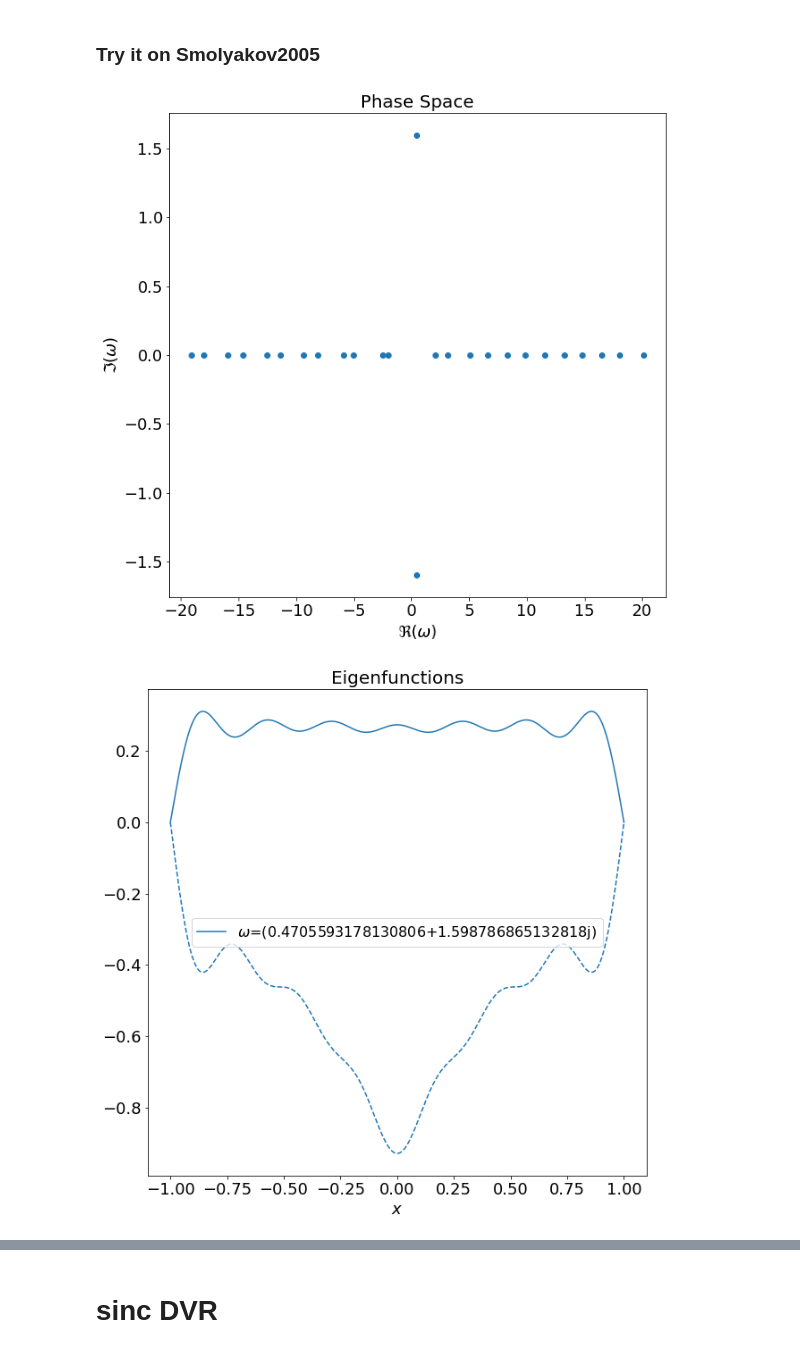
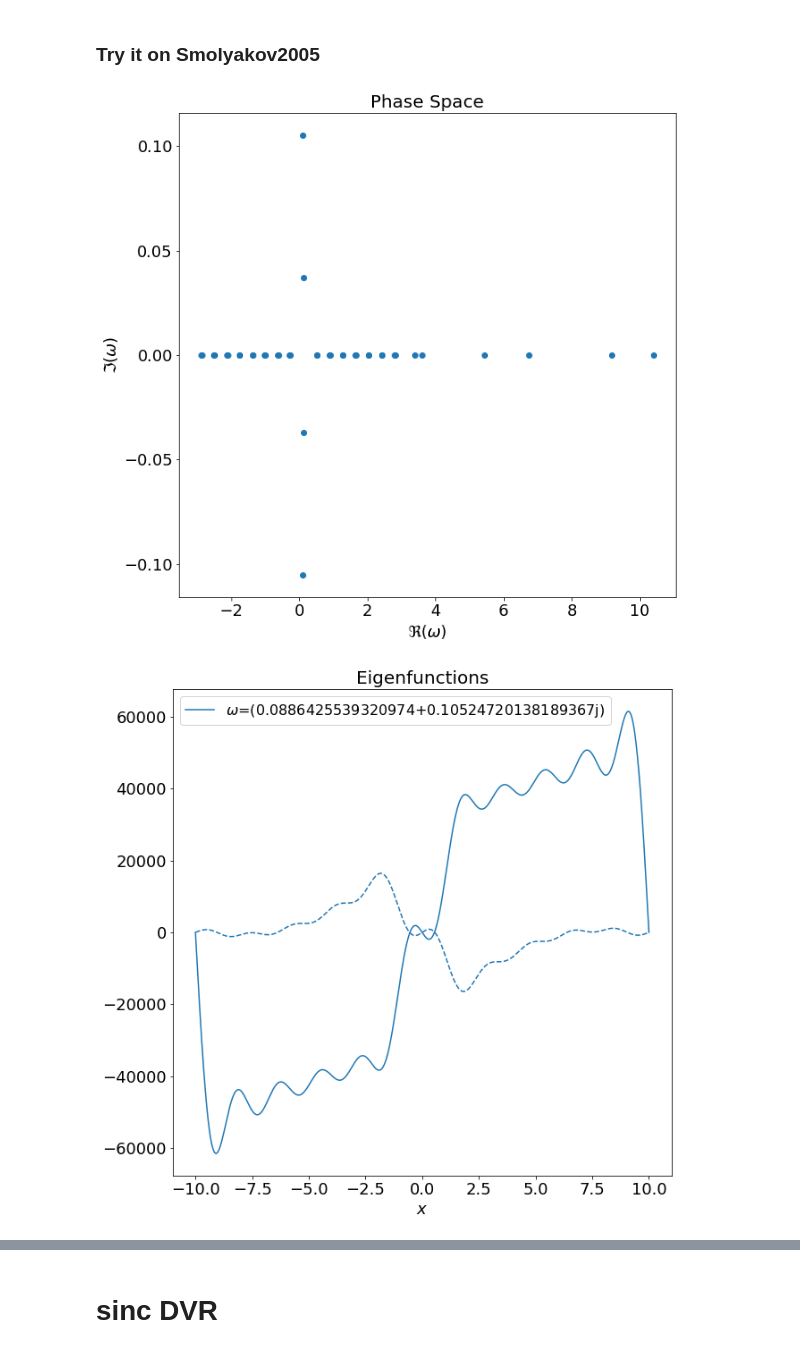
Before and after one commit to HuntFeng/magnetic-nozzle-spectral-instability, a Jupyter notebook: dvr-method.ipynb, the cells around one changed output, grey strips where cells are left out. Saved outputs shown, nothing was run; the diff lists cells and outputs as text; code cells hidden in the pictures.

```diff
--- a/dvr-method.ipynb
+++ b/dvr-method.ipynb
@@ -29,10 +35,12 @@ def quad(func:callable, xq: np.array, wq: np.array):
 
 
 N = 13
-xq = np.arange(1,N+1)*np.pi/(N+1)  # quadrature points
+L = 20
+x0 = -10
+
+xq = np.arange(1,N+1)*L/(N+1) + x0  # quadrature points
 wq = np.pi/(N+1)*np.ones_like(xq) # quadrature weights
-xq = xq*2/np.pi - 1
-psi = lambda x,n: np.sqrt(2/np.pi)*np.sin(n*np.pi/2*(x+1))
+psi = lambda x,n: np.sqrt(2/L)*np.sin(n*np.pi/L*(x-x0))
 
 def u(x,j):
     s = 0
@@ -41,7 +49,7 @@ def u(x,j):
     return wq[j]*s
 
 plt.figure()
-x = np.linspace(-1,1,1000)
+x = np.linspace(x0,x0+L,1000)
 for j in range(N):
     plt.plot(x, u(x,j))
     plt.vlines(xq[j], -0.5,1.1,linestyles='--')
@@ -65,66 +73,72 @@ Text(0.5, 1.0, '$ \\int_0^\\pi u_i(x)u_j(x) $')
 # %% [markdown]
 ### Try it on Smolyakov2005
 # %%
-N = 13
-L = 10
-xq = np.arange(1,N+1)*np.pi/(N+1)  # quadrature points
+N = 20
+L = 20
+x0 = -10
+
+xq = np.arange(1,N+1)*L/(N+1) + x0  # quadrature points
 wq = np.pi/(N+1)*np.ones_like(xq) # quadrature weights
-xq = xq*2/np.pi - 1
-psi = lambda x,n: np.sqrt(2/np.pi)*np.sin(n*np.pi/2*(x+1))
-psi_p = lambda x,n: np.sqrt(np.pi/2)*n*np.cos(n*np.pi/2*(x+1))
+psi = lambda x,n: np.sqrt(2/L)*np.sin(n*np.pi/L*(x-x0))
+psi_p = lambda x,n: np.sqrt(2/L)*n*np.pi/L*np.cos(n*np.pi/L*(x-x0))
 
-def u(x,j):
+
+def unnomalized_u(x,j):
     s = 0
     for n in range(N+1):
         s += psi(x,n)*psi(xq[j],n)
     return wq[j]*s
 
+c = quad(lambda x: unnomalized_u(x,0)*unnomalized_u(x,0), xq,wq)
+def u(x,j):
+    return unnomalized_u(x,j)/np.sqrt(c)
+
 def u_p(x,j):
     s = 0
     for n in range(N+1):
-        s += psi_p(x,n)*psi(xq[j],n)
+        s += psi_p(x,n)*psi(xq[j],n)/np.sqrt(c)
     return wq[j]*s
 
-x = np.linspace(-1,1,1000)
-f = lambda x: 10*np.exp(-(L*x)**2)
+x = np.linspace(x0,x0+L,1000)
+f = lambda x: 10*np.exp(-x**2)
 
 F = np.zeros((N,N))
 H = np.zeros((N,N))
 I = np.eye(N)
 O = np.zeros_like(I)
 
-c = quad(lambda x: u(x,0)*u(x,0), xq,wq)
-
 for i in range(N):
     for j in range(N):
         F[i,j] = quad(lambda x: u(x,i)*f(x)*u(x,j), xq,wq)
-        H[i,j] = quad(lambda x: u_p(x,i)*u_p(x,j)/c - u(x,i)*f(x)**2*u(x,j), xq,wq)
+        H[i,j] = quad(lambda x: u_p(x,i)*u_p(x,j) - u(x,i)*f(x)**2*u(x,j), xq,wq)
 # %%
 # finite-element + linear eigenvalue problem
 A = np.block([[O,I],[H,2*F]])
 omega,C = np.linalg.eig(A)
 
 # sort
 ind = np.argsort(np.imag(omega))[::-1]
 omega = omega[ind]
 C = C[:N,ind]/c
+
+#omega = omega[np.imag(omega)!=0]
 
 plt.figure()
 plt.plot(np.real(omega), np.imag(omega), 'o')
 plt.title("Phase Space")
 plt.xlabel("$\Re(\omega)$")
 plt.ylabel("$\Im(\omega)$")
 
 plt.figure()
 i = 0
 v = 0
 for n in range(N):
-    v += C[n,i]*u(x,n)
+    v += C[n,i]*u(x,n)/c
 line = plt.plot(x, np.real(v), label=f"$\omega$={omega[i]}")
 plt.plot(x, np.imag(v), '--', color=line[0]._color)
 plt.xlabel("$x$")
 plt.title("Eigenfunctions")
 plt.legend();
 # %% [output]
-[figure, old version]
+[figure, new version]
-[figure, old version]
+[figure, new version]
```
Also changed, not shown: parts of 13 cells of this notebook, 2 other files.
